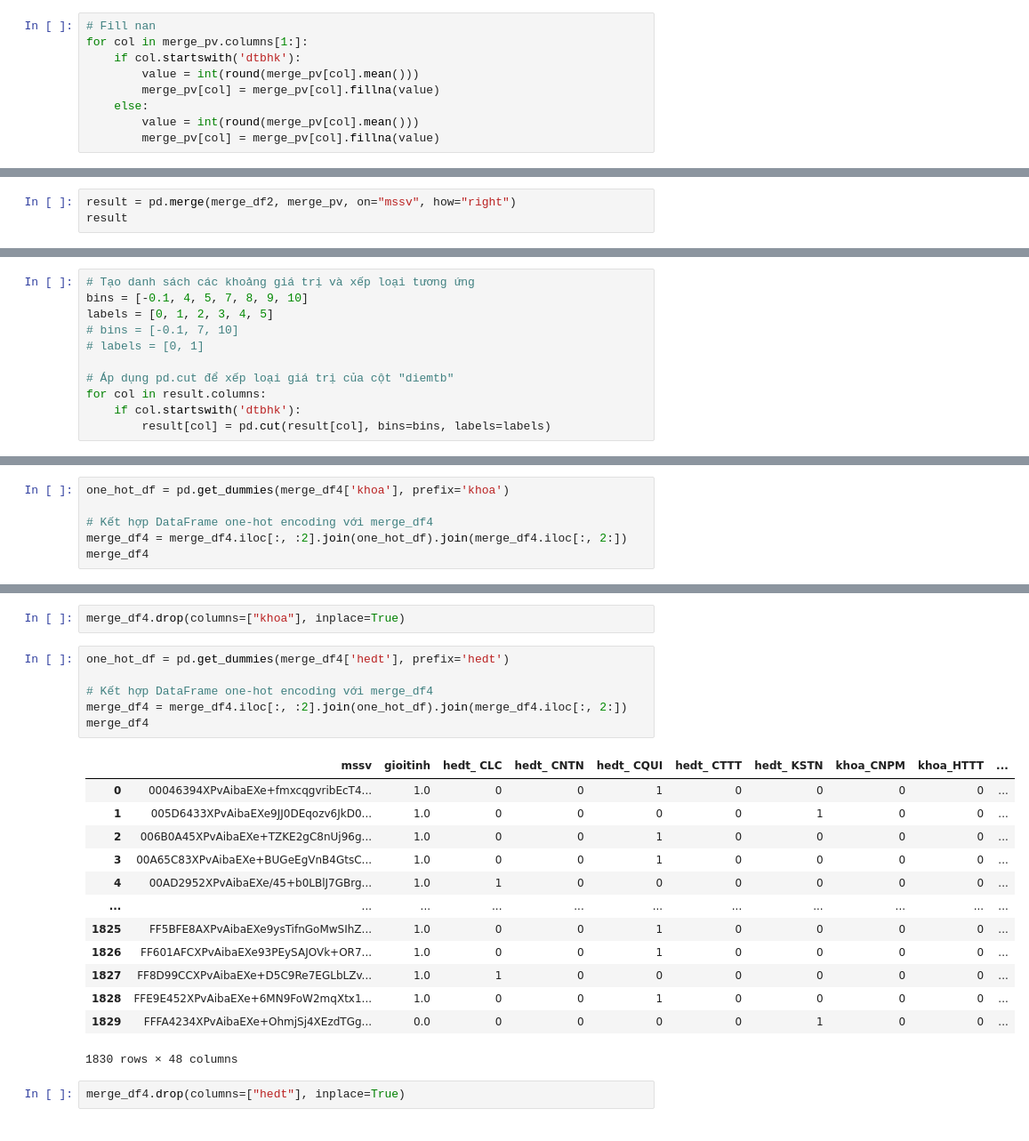
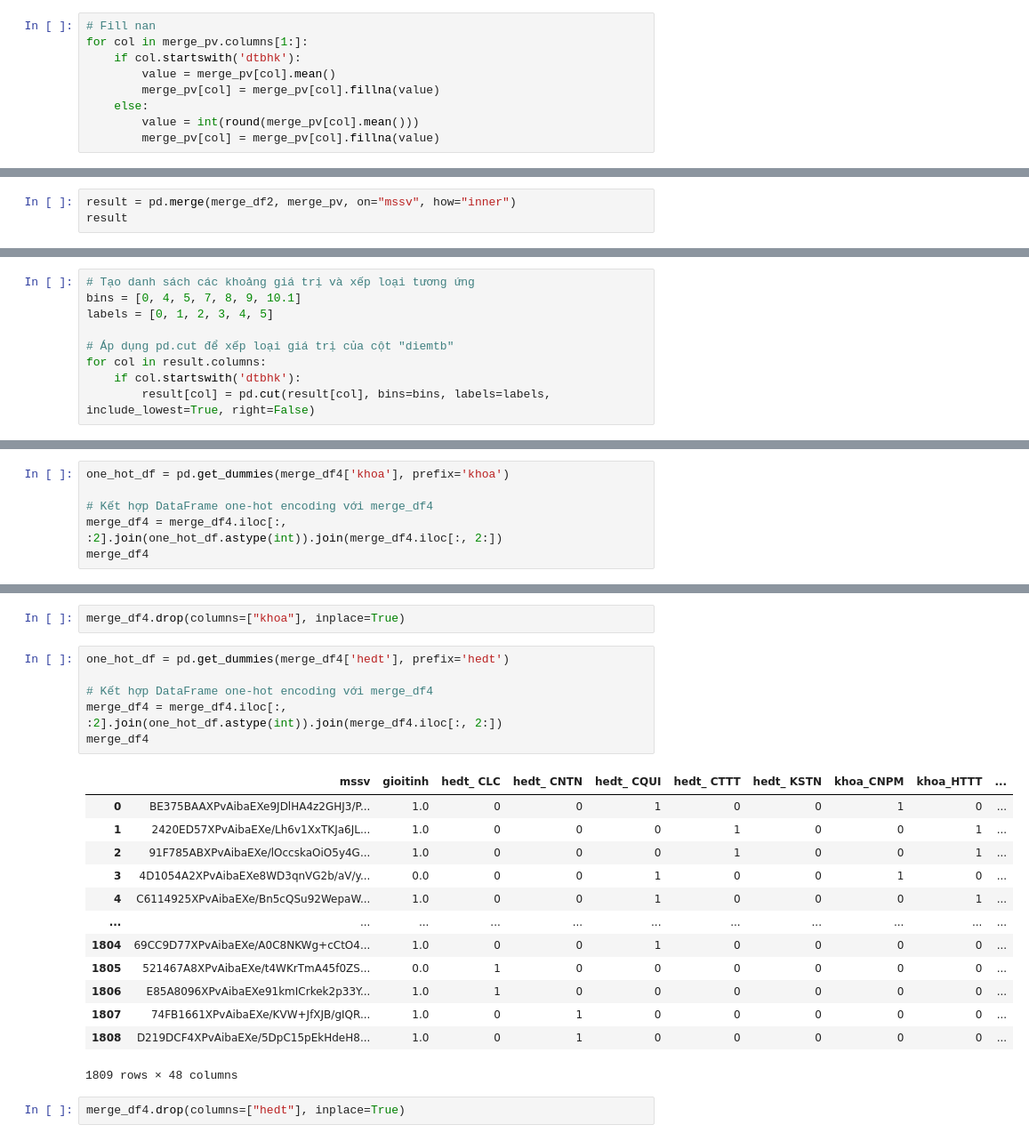
Before and after one commit to anhducbuui270802/Educational_DataMining, a Jupyter notebook: TEST_CLASSIFICATION/main.ipynb, the cells around one changed output, grey strips where cells are left out. Shown at 89% size. Saved outputs shown, nothing was run; the diff lists cells and outputs as text.

```diff
--- a/TEST_CLASSIFICATION/main.ipynb
+++ b/TEST_CLASSIFICATION/main.ipynb
@@ -284,7 +287,7 @@ dtype: int64
 # Fill nan
 for col in merge_pv.columns[1:]:
     if col.startswith('dtbhk'):
-        value = int(round(merge_pv[col].mean()))
+        value = merge_pv[col].mean()
         merge_pv[col] = merge_pv[col].fillna(value)
     else:
         value = int(round(merge_pv[col].mean()))
@@ -292,7 +295,7 @@ for col in merge_pv.columns[1:]:
 # %% [markdown]
 # Merge sinhvien, thisinh & diem
 # %%
-result = pd.merge(merge_df2, merge_pv, on="mssv", how="right")
+result = pd.merge(merge_df2, merge_pv, on="mssv", how="inner")
 result
 # %% [output]
 |  | mssv | gioitinh | lopsh | khoa | hedt | khoahoc | chuyennganh2 | xl_tt | khuvuc_1.0 | khuvuc_2.0 | ... |
@@ -310,12 +313,10 @@ result
 7093 rows × 37 columns
 # %%
 # Tạo danh sách các khoảng giá trị và xếp loại tương ứng
-bins = [-0.1, 4, 5, 7, 8, 9, 10]
+bins = [0, 4, 5, 7, 8, 9, 10.1]
 labels = [0, 1, 2, 3, 4, 5]
-# bins = [-0.1, 7, 10]
-# labels = [0, 1]
 
 # Áp dụng pd.cut để xếp loại giá trị của cột "diemtb"
 for col in result.columns:
     if col.startswith('dtbhk'):
-        result[col] = pd.cut(result[col], bins=bins, labels=labels)
+        result[col] = pd.cut(result[col], bins=bins, labels=labels, include_lowest=True, right=False)
@@ -534,7 +647,7 @@ merge_df4
 one_hot_df = pd.get_dummies(merge_df4['khoa'], prefix='khoa')
 
 # Kết hợp DataFrame one-hot encoding với merge_df4
-merge_df4 = merge_df4.iloc[:, :2].join(one_hot_df).join(merge_df4.iloc[:, 2:])
+merge_df4 = merge_df4.iloc[:, :2].join(one_hot_df.astype(int)).join(merge_df4.iloc[:, 2:])
 merge_df4
 # %% [output]
 |  | mssv | gioitinh | khoa_CNPM | khoa_HTTT | khoa_KHMT | khoa_KTMT | khoa_KTTT | khoa_MMT&TT | lopsh | ... |
@@ -555,23 +668,23 @@ merge_df4.drop(columns=["khoa"], inplace=True)
 # %%
 one_hot_df = pd.get_dummies(merge_df4['hedt'], prefix='hedt')
 
 # Kết hợp DataFrame one-hot encoding với merge_df4
-merge_df4 = merge_df4.iloc[:, :2].join(one_hot_df).join(merge_df4.iloc[:, 2:])
+merge_df4 = merge_df4.iloc[:, :2].join(one_hot_df.astype(int)).join(merge_df4.iloc[:, 2:])
 merge_df4
 # %% [output]
 |  | mssv | gioitinh | hedt_ CLC | hedt_ CNTN | hedt_ CQUI | hedt_ CTTT | hedt_ KSTN | khoa_CNPM | khoa_HTTT | ... |
-| 0 | 00046394XPvAibaEXe+fmxcqgvribEcT4... | 1.0 | 0 | 0 | 1 | 0 | 0 | 0 | 0 | ... |
-| 1 | 005D6433XPvAibaEXe9JJ0DEqozv6JkD0... | 1.0 | 0 | 0 | 0 | 0 | 1 | 0 | 0 | ... |
-| 2 | 006B0A45XPvAibaEXe+TZKE2gC8nUj96g... | 1.0 | 0 | 0 | 1 | 0 | 0 | 0 | 0 | ... |
-| 3 | 00A65C83XPvAibaEXe+BUGeEgVnB4GtsC... | 1.0 | 0 | 0 | 1 | 0 | 0 | 0 | 0 | ... |
-| 4 | 00AD2952XPvAibaEXe/45+b0LBlJ7GBrg... | 1.0 | 1 | 0 | 0 | 0 | 0 | 0 | 0 | ... |
+| 0 | BE375BAAXPvAibaEXe9JDlHA4z2GHJ3/P... | 1.0 | 0 | 0 | 1 | 0 | 0 | 1 | 0 | ... |
+| 1 | 2420ED57XPvAibaEXe/Lh6v1XxTKJa6JL... | 1.0 | 0 | 0 | 0 | 1 | 0 | 0 | 1 | ... |
+| 2 | 91F785ABXPvAibaEXe/lOccskaOiO5y4G... | 1.0 | 0 | 0 | 0 | 1 | 0 | 0 | 1 | ... |
+| 3 | 4D1054A2XPvAibaEXe8WD3qnVG2b/aV/y... | 0.0 | 0 | 0 | 1 | 0 | 0 | 1 | 0 | ... |
+| 4 | C6114925XPvAibaEXe/Bn5cQSu92WepaW... | 1.0 | 0 | 0 | 1 | 0 | 0 | 0 | 1 | ... |
 | ... | ... | ... | ... | ... | ... | ... | ... | ... | ... | ... |
-| 1825 | FF5BFE8AXPvAibaEXe9ysTifnGoMwSIhZ... | 1.0 | 0 | 0 | 1 | 0 | 0 | 0 | 0 | ... |
-| 1826 | FF601AFCXPvAibaEXe93PEySAJOVk+OR7... | 1.0 | 0 | 0 | 1 | 0 | 0 | 0 | 0 | ... |
-| 1827 | FF8D99CCXPvAibaEXe+D5C9Re7EGLbLZv... | 1.0 | 1 | 0 | 0 | 0 | 0 | 0 | 0 | ... |
-| 1828 | FFE9E452XPvAibaEXe+6MN9FoW2mqXtx1... | 1.0 | 0 | 0 | 1 | 0 | 0 | 0 | 0 | ... |
-| 1829 | FFFA4234XPvAibaEXe+OhmjSj4XEzdTGg... | 0.0 | 0 | 0 | 0 | 0 | 1 | 0 | 0 | ... |
+| 1804 | 69CC9D77XPvAibaEXe/A0C8NKWg+cCtO4... | 1.0 | 0 | 0 | 1 | 0 | 0 | 0 | 0 | ... |
+| 1805 | 521467A8XPvAibaEXe/t4WKrTmA45f0ZS... | 0.0 | 1 | 0 | 0 | 0 | 0 | 0 | 0 | ... |
+| 1806 | E85A8096XPvAibaEXe91kmICrkek2p33Y... | 1.0 | 1 | 0 | 0 | 0 | 0 | 0 | 0 | ... |
+| 1807 | 74FB1661XPvAibaEXe/KVW+JfXJB/gIQR... | 1.0 | 0 | 1 | 0 | 0 | 0 | 0 | 0 | ... |
+| 1808 | D219DCF4XPvAibaEXe/5DpC15pEkHdeH8... | 1.0 | 0 | 1 | 0 | 0 | 0 | 0 | 0 | ... |
-1830 rows × 48 columns
+1809 rows × 48 columns
 # %%
 merge_df4.drop(columns=["hedt"], inplace=True)
 # %%
```
Also changed, not shown: parts of 45 cells of this notebook, 1 other file.
